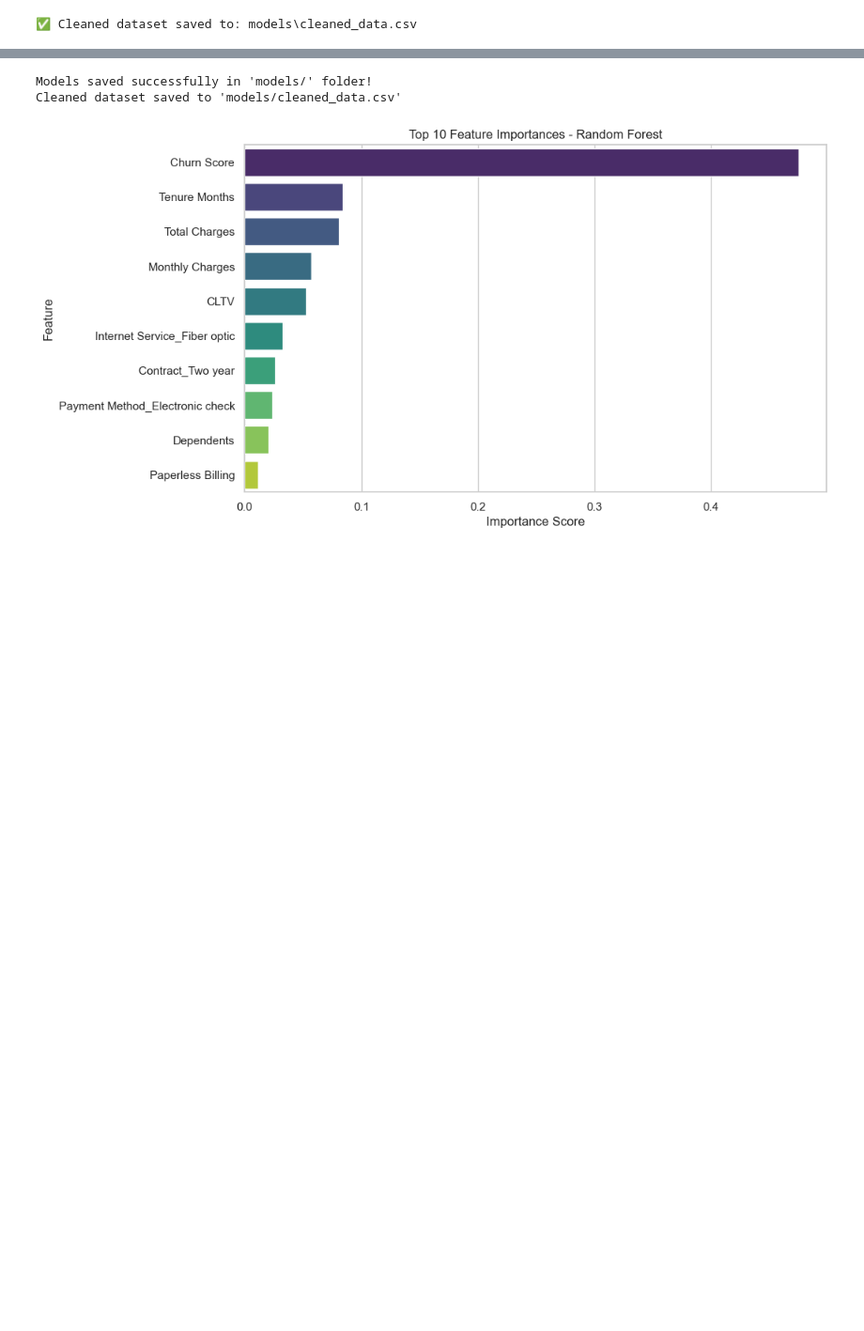
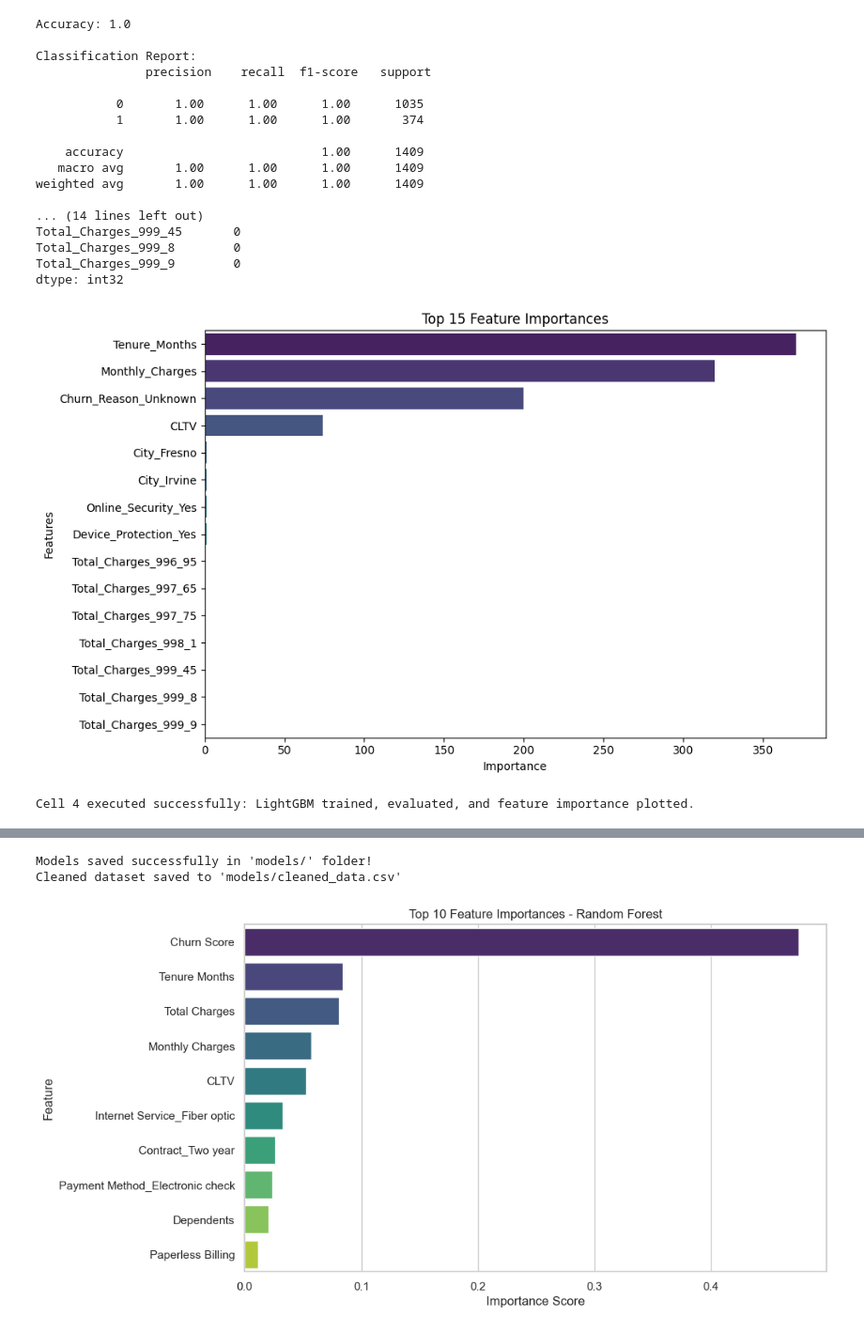
Before and after one commit to Rutvij2612/RetainIQ, a Jupyter notebook: ECom_Churn_Analysis.ipynb, the cells around one changed output, grey strips where cells are left out. Shown at 94% size. Saved outputs shown, nothing was run; the diff lists cells and outputs as text; code cells hidden in the pictures; blank space fills up the shorter version.

Commit message:
Visualizing graphs afterpreprocessed dataset

```diff
--- a/ECom_Churn_Analysis.ipynb
+++ b/ECom_Churn_Analysis.ipynb
@@ -225,14 +189,72 @@ display(df.head())
 # %%
-# Step 2.5: Export cleaned dataset for later use in web app
-import os
+# Cell 4: Model Training with LightGBM + Feature Importance Plot
 
-# Make sure 'models' folder exists
-os.makedirs('models', exist_ok=True)
+from lightgbm import LGBMClassifier
+from sklearn.model_selection import train_test_split
+from sklearn.metrics import accuracy_score, classification_report
+import matplotlib.pyplot as plt
+import seaborn as sns
 
-# Save cleaned DataFrame
-cleaned_data_path = os.path.join('models', 'cleaned_data.csv')
-df.to_csv(cleaned_data_path, index=False)
-print(f"✅ Cleaned dataset saved to: {cleaned_data_path}")
+# 1. Split dataset
+X_train_c, X_test_c, y_train_c, y_test_c = train_test_split(
+    X, y, test_size=0.2, random_state=42, stratify=y
+)
+
+# 2. Remove duplicate columns (keep only first occurrence)
+X_train_c = X_train_c.loc[:, ~X_train_c.columns.duplicated()]
+X_test_c = X_test_c[X_train_c.columns]  # ensure same columns
+
+# 3. Clean column names to remove special characters for LightGBM
+X_train_c.columns = X_train_c.columns.str.replace(r'[^0-9a-zA-Z]+', '_', regex=True)
+X_test_c.columns = X_test_c.columns.str.replace(r'[^0-9a-zA-Z]+', '_', regex=True)
+
+# 4. Initialize and train LightGBM classifier (suppress warnings/logs)
+clf = LGBMClassifier(
+    random_state=42,
+    n_estimators=200,
+    learning_rate=0.05,
+    verbose=-1  # suppress LightGBM warnings
+)
+clf.fit(X_train_c, y_train_c)
+
+# 5. Predictions and evaluation
+y_pred = clf.predict(X_test_c)
+print("\nAccuracy:", round(accuracy_score(y_test_c, y_pred), 4))
+print("\nClassification Report:\n", classification_report(y_test_c, y_pred))
+
+# 6. Feature importance (Top 15) with plot
+feature_imp = pd.Series(clf.feature_importances_, index=X_train_c.columns)
+feature_imp = feature_imp.sort_values(ascending=False)
+top_features = feature_imp.head(15)
+print("\nTop 15 Features by Importance:\n", top_features)
+
+plt.figure(figsize=(10,6))
+sns.barplot(x=top_features.values, y=top_features.index, palette="viridis")
+plt.title("Top 15 Feature Importances")
+plt.xlabel("Importance")
+plt.ylabel("Features")
+plt.tight_layout()
+plt.show()
+
+print("\nCell 4 executed successfully: LightGBM trained, evaluated, and feature importance plotted.")
 # %% [output]
-✅ Cleaned dataset saved to: models\cleaned_data.csv
+Accuracy: 1.0
+
+Classification Report:
+               precision    recall  f1-score   support
+
+           0       1.00      1.00      1.00      1035
+           1       1.00      1.00      1.00       374
+
+    accuracy                           1.00      1409
+   macro avg       1.00      1.00      1.00      1409
+weighted avg       1.00      1.00      1.00      1409
+
+... (14 lines left out)
+Total_Charges_999_45       0
+Total_Charges_999_8        0
+Total_Charges_999_9        0
+dtype: int32
+[figure, added]
+Cell 4 executed successfully: LightGBM trained, evaluated, and feature importance plotted.
 # %%
```
Also changed, not shown: parts of 11 cells of this notebook, 21 other files.
